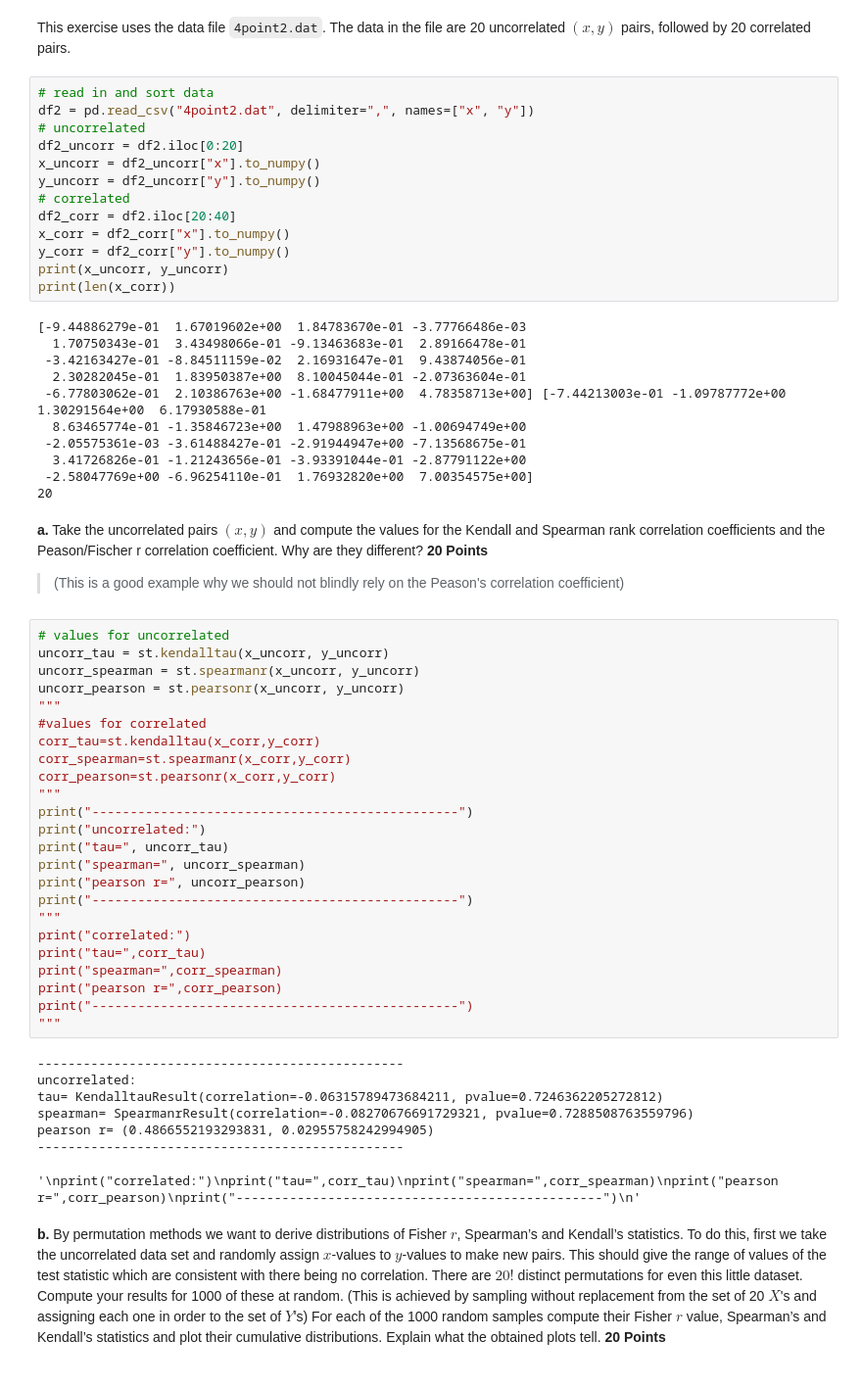
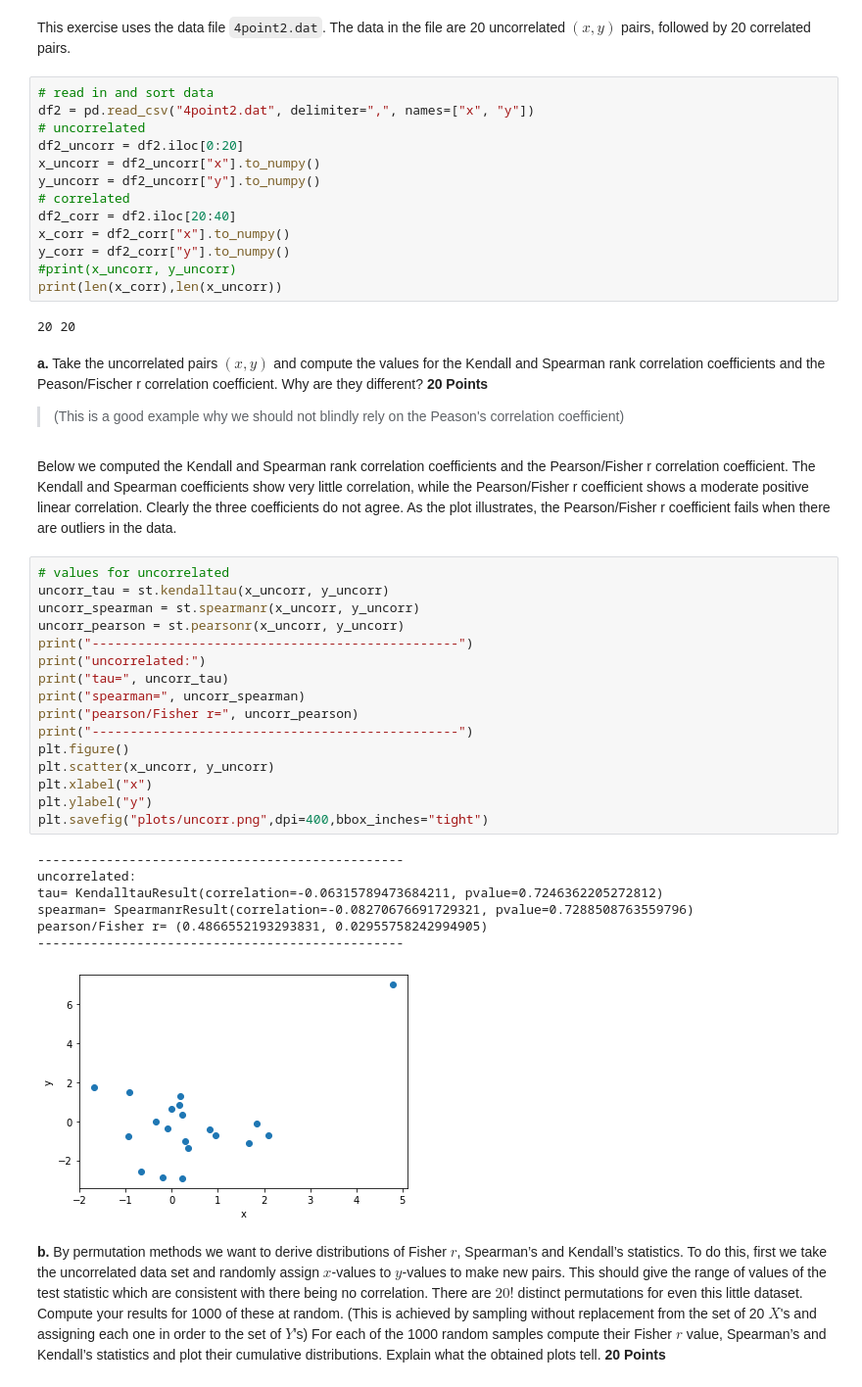
Before and after one commit to tomcarron/data_analysis_in_astro, a Jupyter notebook: exercise7/tcarron_exercise7.ipynb, the cells around one changed output. Shown: that part at 98% size. Cells and saved outputs as stored; diff of their text form.

```diff
--- a/exercise7/tcarron_exercise7.ipynb
+++ b/exercise7/tcarron_exercise7.ipynb
@@ -160,55 +163,40 @@ y_uncorr = df2_uncorr["y"].to_numpy()
 df2_corr = df2.iloc[20:40]
 x_corr = df2_corr["x"].to_numpy()
 y_corr = df2_corr["y"].to_numpy()
-print(x_uncorr, y_uncorr)
-print(len(x_corr))
+#print(x_uncorr, y_uncorr)
+print(len(x_corr),len(x_uncorr))
 # %% [output]
-[-9.44886279e-01  1.67019602e+00  1.84783670e-01 -3.77766486e-03
-  1.70750343e-01  3.43498066e-01 -9.13463683e-01  2.89166478e-01
- -3.42163427e-01 -8.84511159e-02  2.16931647e-01  9.43874056e-01
-  2.30282045e-01  1.83950387e+00  8.10045044e-01 -2.07363604e-01
- -6.77803062e-01  2.10386763e+00 -1.68477911e+00  4.78358713e+00] [-7.44213003e-01 -1.09787772e+00  1.30291564e+00  6.17930588e-01
-  8.63465774e-01 -1.35846723e+00  1.47988963e+00 -1.00694749e+00
- -2.05575361e-03 -3.61488427e-01 -2.91944947e+00 -7.13568675e-01
-  3.41726826e-01 -1.21243656e-01 -3.93391044e-01 -2.87791122e+00
- -2.58047769e+00 -6.96254110e-01  1.76932820e+00  7.00354575e+00]
-20
+20 20
 # %% [markdown]
 **a.** Take the uncorrelated pairs $(x,y)$ and compute the values for the Kendall and Spearman rank correlation coefficients and the Peason/Fischer r correlation coefficient. Why are they different? **20 Points**
 
  > (This is a good example why we should not blindly rely on the Peason's correlation coefficient)
+# %% [markdown]
+Below we computed the Kendall and Spearman rank correlation coefficients and the Pearson/Fisher r correlation coefficient. The Kendall and Spearman coefficients show very little correlation, while the Pearson/Fisher r coefficient shows a moderate positive linear correlation. Clearly the three coefficients do not agree. As the plot illustrates, the Pearson/Fisher r coefficient fails when there are outliers in the data.
 # %%
 # values for uncorrelated
 uncorr_tau = st.kendalltau(x_uncorr, y_uncorr)
 uncorr_spearman = st.spearmanr(x_uncorr, y_uncorr)
 uncorr_pearson = st.pearsonr(x_uncorr, y_uncorr)
-"""
-#values for correlated
-corr_tau=st.kendalltau(x_corr,y_corr)
-corr_spearman=st.spearmanr(x_corr,y_corr)
-corr_pearson=st.pearsonr(x_corr,y_corr)
-"""
 print("------------------------------------------------")
 print("uncorrelated:")
 print("tau=", uncorr_tau)
 print("spearman=", uncorr_spearman)
-print("pearson r=", uncorr_pearson)
+print("pearson/Fisher r=", uncorr_pearson)
 print("------------------------------------------------")
-"""
-print("correlated:")
-print("tau=",corr_tau)
-print("spearman=",corr_spearman)
-print("pearson r=",corr_pearson)
-print("------------------------------------------------")
-"""
+plt.figure()
+plt.scatter(x_uncorr, y_uncorr)
+plt.xlabel("x")
+plt.ylabel("y")
+plt.savefig("plots/uncorr.png",dpi=400,bbox_inches="tight")
 # %% [output]
 ------------------------------------------------
 uncorrelated:
 tau= KendalltauResult(correlation=-0.06315789473684211, pvalue=0.7246362205272812)
 spearman= SpearmanrResult(correlation=-0.08270676691729321, pvalue=0.7288508763559796)
-pearson r= (0.4866552193293831, 0.02955758242994905)
+pearson/Fisher r= (0.4866552193293831, 0.02955758242994905)
 ------------------------------------------------
-'\nprint("correlated:")\nprint("tau=",corr_tau)\nprint("spearman=",corr_spearman)\nprint("pearson r=",corr_pearson)\nprint("------------------------------------------------")\n'
+[figure, added]
 # %% [markdown]
 **b.** By permutation methods we want to derive distributions of Fisher $r$, Spearman’s and Kendall’s statistics. To do this, first we take the uncorrelated data set and randomly assign $x$-values to $y$-values to make new pairs. This should give the range of values of the test statistic which are consistent with there being no correlation. There are $20!$ distinct permutations for even this little dataset. Compute your results for 1000 of these at random. (This is achieved by sampling without replacement from the set of 20 $X$'s and assigning each one in order to the set of $Y$'s) For each of the 1000 random samples compute their Fisher $r$ value, Spearman’s and Kendall’s statistics and plot their cumulative distributions. Explain what the obtained plots tell. **20 Points**
 # %%
```
Also changed, not shown: parts of 8 cells of this notebook, 8 other files.
